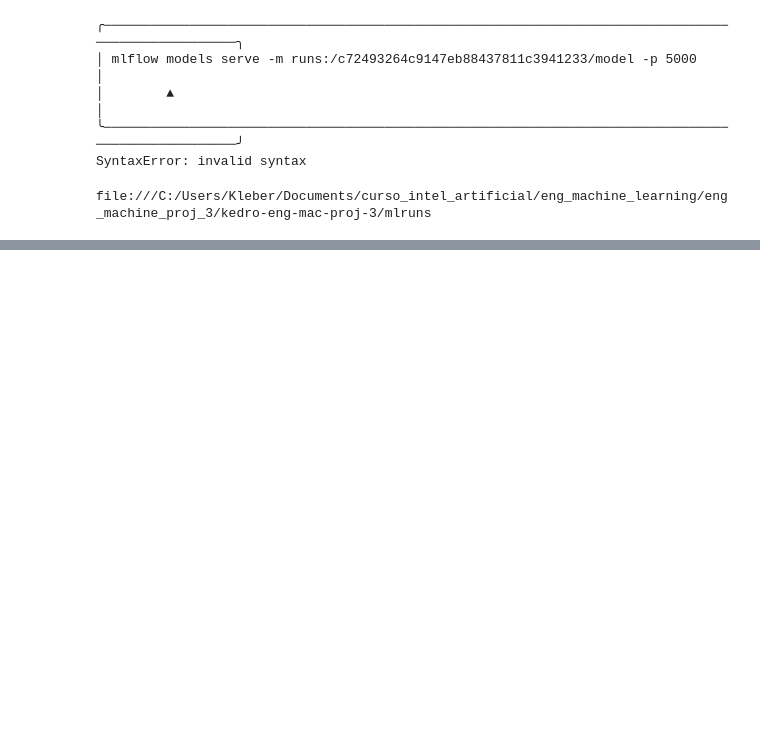
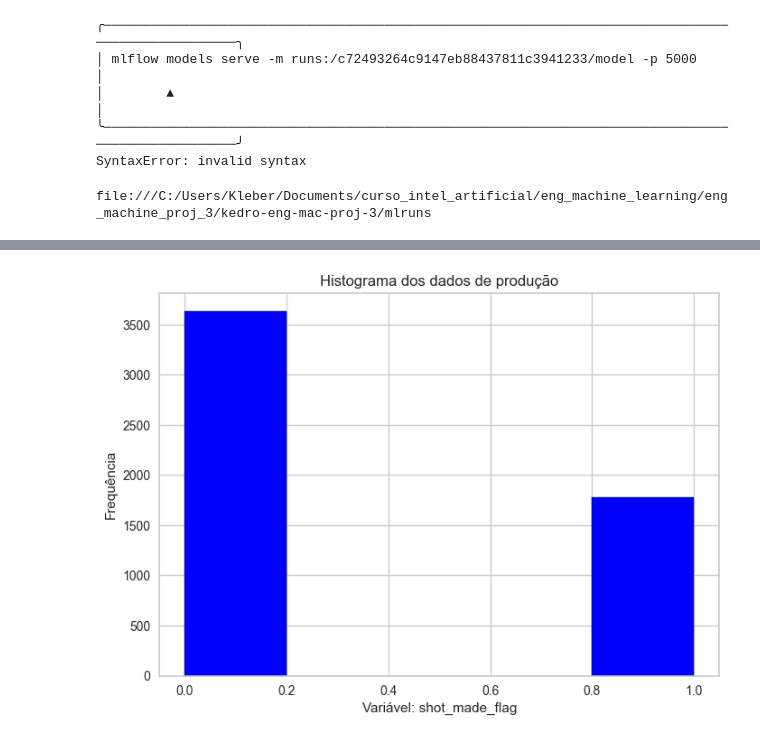
Before and after one commit to kleberga/proj_eng_machine_learning_3, a Jupyter notebook: notebooks/train_model.ipynb, the cells around one changed output, grey strips where cells are left out. Saved outputs shown, nothing was run; the diff lists cells and outputs as text; code cells hidden in the pictures; blank space fills up the shorter version.

Commit message:
Inclusão de mais imagens

```diff
--- a/notebooks/train_model.ipynb
+++ b/notebooks/train_model.ipynb
@@ -152,3 +152,6 @@ import mlflow
 print(mlflow.get_tracking_uri())
 # %% [output]
 file:///C:/Users/Kleber/Documents/curso_intel_artificial/eng_machine_learning/eng_machine_proj_3/kedro-eng-mac-proj-3/mlruns
+# %%
+dev = catalog.load("data_filtered_dev")
+dev
@@ -154,0 +174,3 @@ file:///C:/Users/Kleber/Documents/curso_intel_artificial/eng_machine_learning/en
+# %%
+prod = catalog.load("data_filtered_prod")
+prod
@@ -154,0 +193,13 @@ file:///C:/Users/Kleber/Documents/curso_intel_artificial/eng_machine_learning/en
+# %%
+import matplotlib.pyplot as plt
+# Create the histogram
+plt.hist(prod['shot_made_flag'], bins=5, color='blue', edgecolor='black')
+# Add labels and title
+plt.xlabel('Variável: shot_made_flag')
+plt.ylabel('Frequência')
+plt.title('Histograma dos dados de produção')
+
+# Show the plot
+plt.savefig('C:/Users/Kleber/Documents/curso_intel_artificial/eng_machine_learning/histogram_prod_shot_made_flag.png', format='png')
+# plt.show()
+# %% [output]
@@ -154,0 +207 @@ file:///C:/Users/Kleber/Documents/curso_intel_artificial/eng_machine_learning/en
+[figure, added]
```
Also changed, not shown: parts of 4 cells of this notebook, 11 other files.
